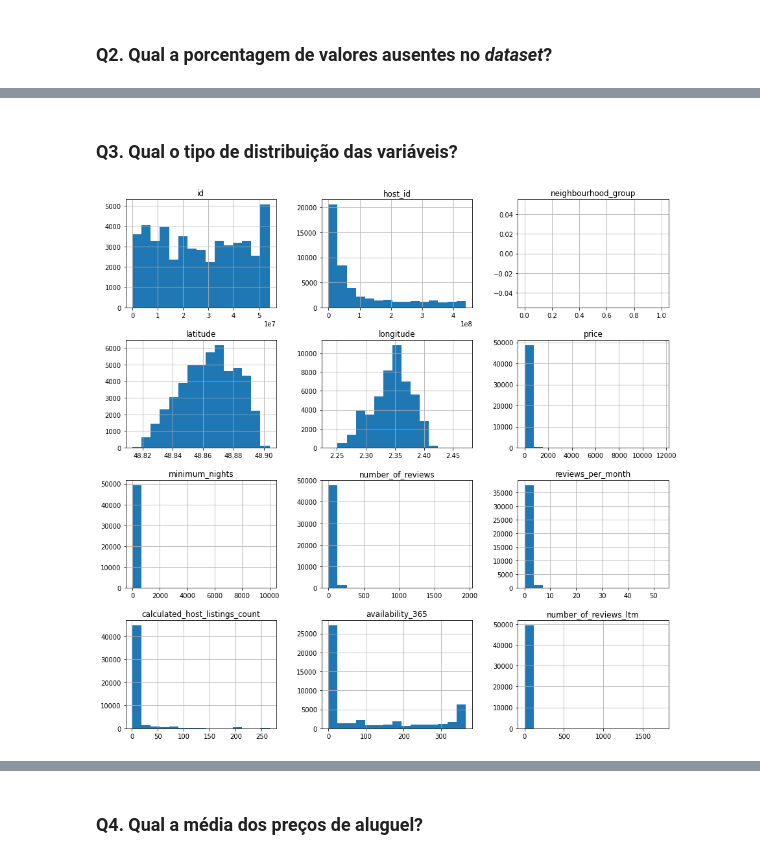
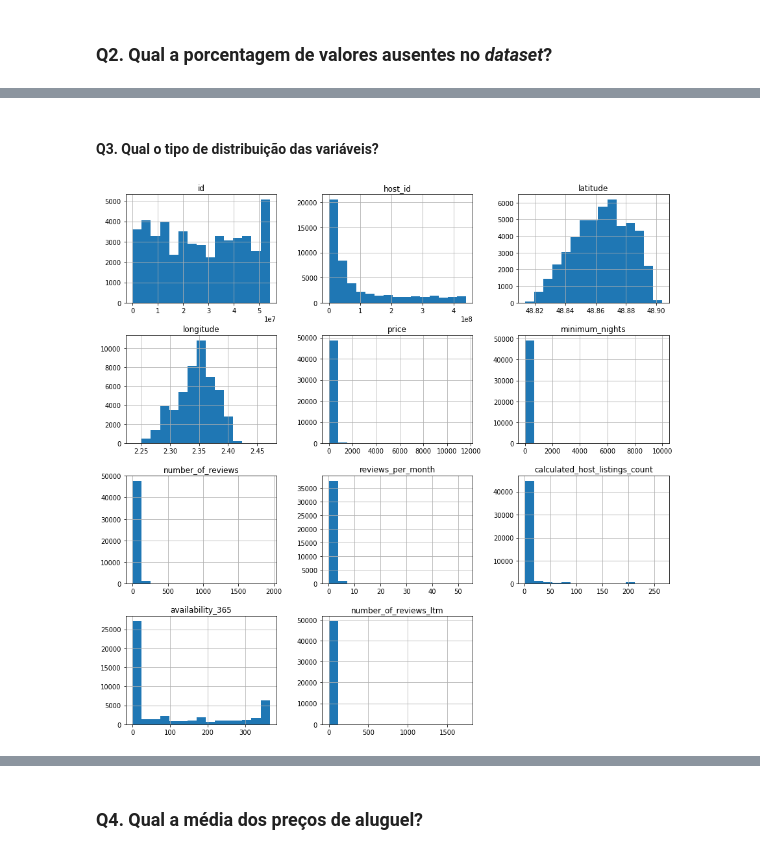
Before and after one commit to aronnly/Dados_do_Airbnb, a Jupyter notebook: [Template]_Analisando_os_Dados_do_Airbnb.ipynb, the cells around one changed output, grey strips where cells are left out. Cells and saved outputs as stored; diff of their text form; code cells hidden in the pictures.

```diff
--- a/[Template]_Analisando_os_Dados_do_Airbnb.ipynb
+++ b/[Template]_Analisando_os_Dados_do_Airbnb.ipynb
@@ -123,7 +130,10 @@ dtype: float64
+# %%
+# excluindo a coluna "neighbourhood_group"
+df2 = df.drop(columns = ['neighbourhood_group'])
 # %% [markdown]
-### **Q3. Qual o tipo de distribuição das variáveis?**
+#### **Q3. Qual o tipo de distribuição das variáveis?**
 # %%
 # plotar o histograma das variáveis numéricas
-df.hist(bins=15, figsize = (15,15));
+df2.hist(bins=15, figsize = (15,15));
 # %% [output]
-[figure, old version]
+[figure, new version]
```
Also changed, not shown: parts of 22 cells of this notebook.
